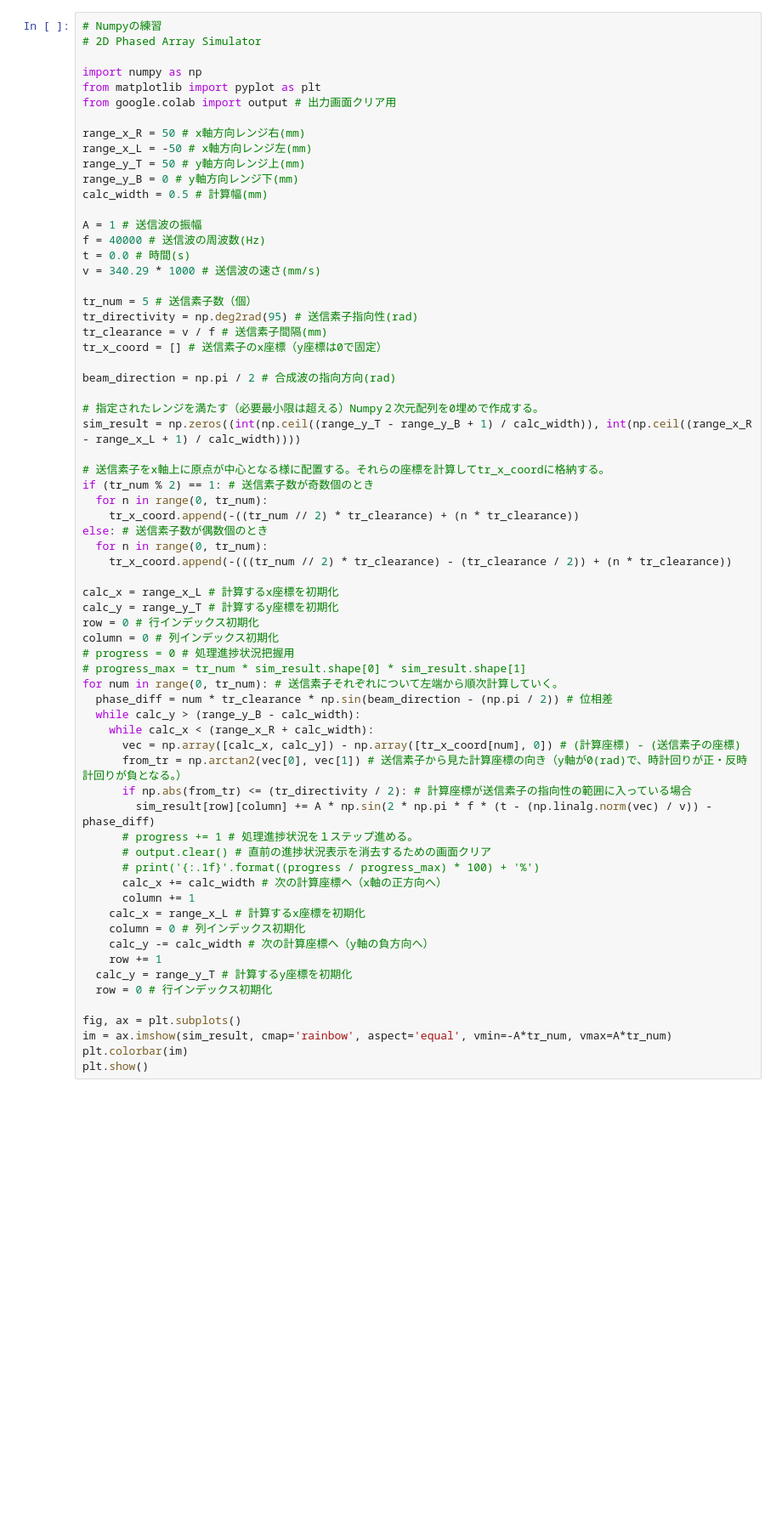
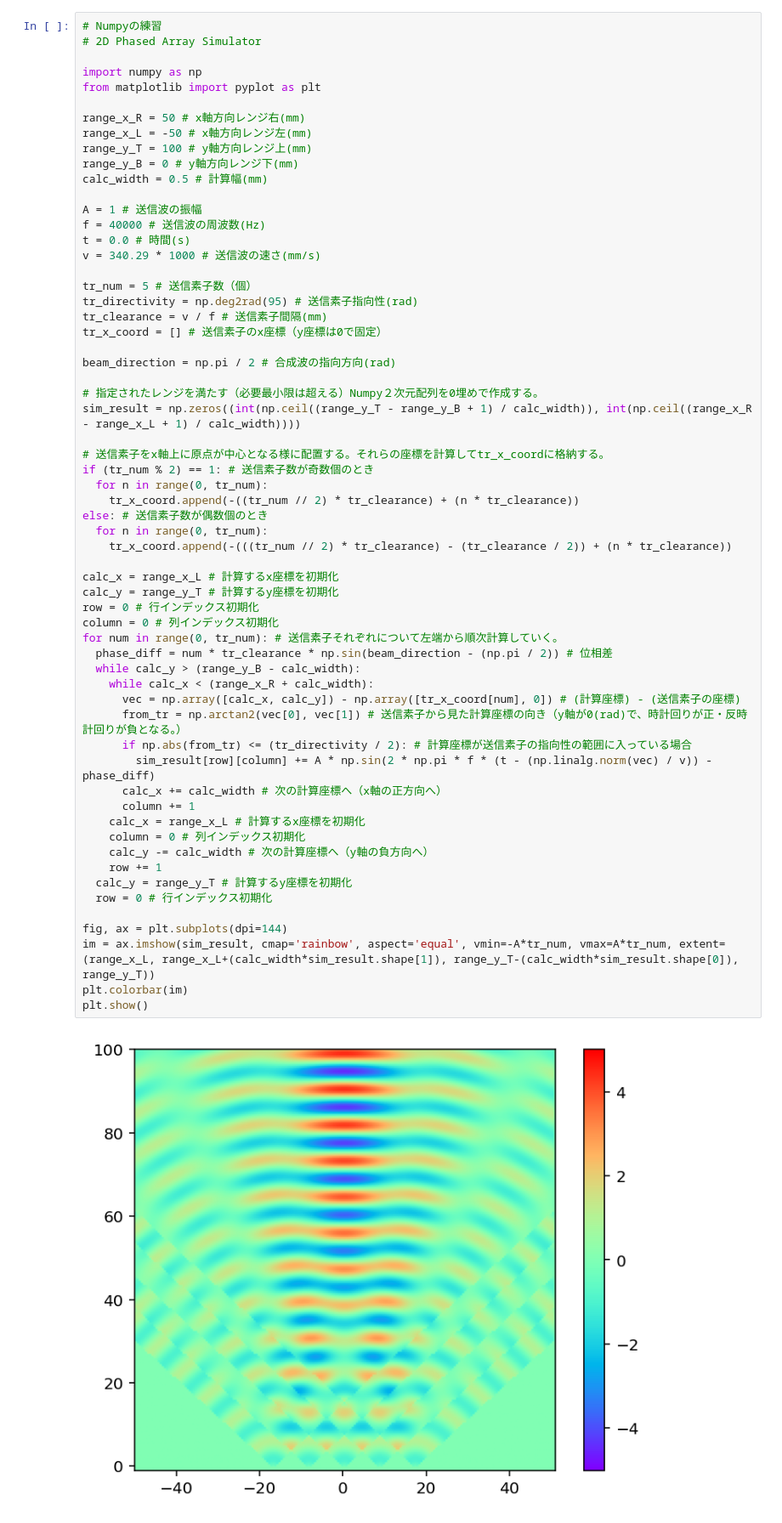
Before and after one commit to ShotaSasaki-HCU/Prog2kakushin, a Jupyter notebook: work2.ipynb, the cells around one changed output. Shown at 85% size. Cells and saved outputs as stored; diff of their text form; blank space fills up the shorter version.

```diff
--- a/work2.ipynb
+++ b/work2.ipynb
@@ -6,11 +6,10 @@
 
 import numpy as np
 from matplotlib import pyplot as plt
-from google.colab import output # 出力画面クリア用
 
 range_x_R = 50 # x軸方向レンジ右(mm)
 range_x_L = -50 # x軸方向レンジ左(mm)
-range_y_T = 50 # y軸方向レンジ上(mm)
+range_y_T = 100 # y軸方向レンジ上(mm)
 range_y_B = 0 # y軸方向レンジ下(mm)
 calc_width = 0.5 # 計算幅(mm)
 
@@ -33,37 +32,34 @@ sim_result = np.zeros((int(np.ceil((range_y_T - range_y_B + 1) / calc_width)), i
 if (tr_num % 2) == 1: # 送信素子数が奇数個のとき
   for n in range(0, tr_num):
     tr_x_coord.append(-((tr_num // 2) * tr_clearance) + (n * tr_clearance))
 else: # 送信素子数が偶数個のとき
   for n in range(0, tr_num):
     tr_x_coord.append(-(((tr_num // 2) * tr_clearance) - (tr_clearance / 2)) + (n * tr_clearance))
 
 calc_x = range_x_L # 計算するx座標を初期化
 calc_y = range_y_T # 計算するy座標を初期化
 row = 0 # 行インデックス初期化
 column = 0 # 列インデックス初期化
-# progress = 0 # 処理進捗状況把握用
-# progress_max = tr_num * sim_result.shape[0] * sim_result.shape[1]
 for num in range(0, tr_num): # 送信素子それぞれについて左端から順次計算していく。
   phase_diff = num * tr_clearance * np.sin(beam_direction - (np.pi / 2)) # 位相差
   while calc_y > (range_y_B - calc_width):
     while calc_x < (range_x_R + calc_width):
       vec = np.array([calc_x, calc_y]) - np.array([tr_x_coord[num], 0]) # (計算座標) - (送信素子の座標)
       from_tr = np.arctan2(vec[0], vec[1]) # 送信素子から見た計算座標の向き（y軸が0(rad)で、時計回りが正・反時計回りが負となる。）
       if np.abs(from_tr) <= (tr_directivity / 2): # 計算座標が送信素子の指向性の範囲に入っている場合
         sim_result[row][column] += A * np.sin(2 * np.pi * f * (t - (np.linalg.norm(vec) / v)) - phase_diff)
-      # progress += 1 # 処理進捗状況を１ステップ進める。
-      # output.clear() # 直前の進捗状況表示を消去するための画面クリア
-      # print('{:.1f}'.format((progress / progress_max) * 100) + '%')
       calc_x += calc_width # 次の計算座標へ（x軸の正方向へ）
       column += 1
     calc_x = range_x_L # 計算するx座標を初期化
     column = 0 # 列インデックス初期化
     calc_y -= calc_width # 次の計算座標へ（y軸の負方向へ）
     row += 1
   calc_y = range_y_T # 計算するy座標を初期化
   row = 0 # 行インデックス初期化
 
-fig, ax = plt.subplots()
-im = ax.imshow(sim_result, cmap='rainbow', aspect='equal', vmin=-A*tr_num, vmax=A*tr_num)
+fig, ax = plt.subplots(dpi=144)
+im = ax.imshow(sim_result, cmap='rainbow', aspect='equal', vmin=-A*tr_num, vmax=A*tr_num, extent=(range_x_L, range_x_L+(calc_width*sim_result.shape[1]), range_y_T-(calc_width*sim_result.shape[0]), range_y_T))
 plt.colorbar(im)
 plt.show()
+# %% [output]
+[figure, added]
```
